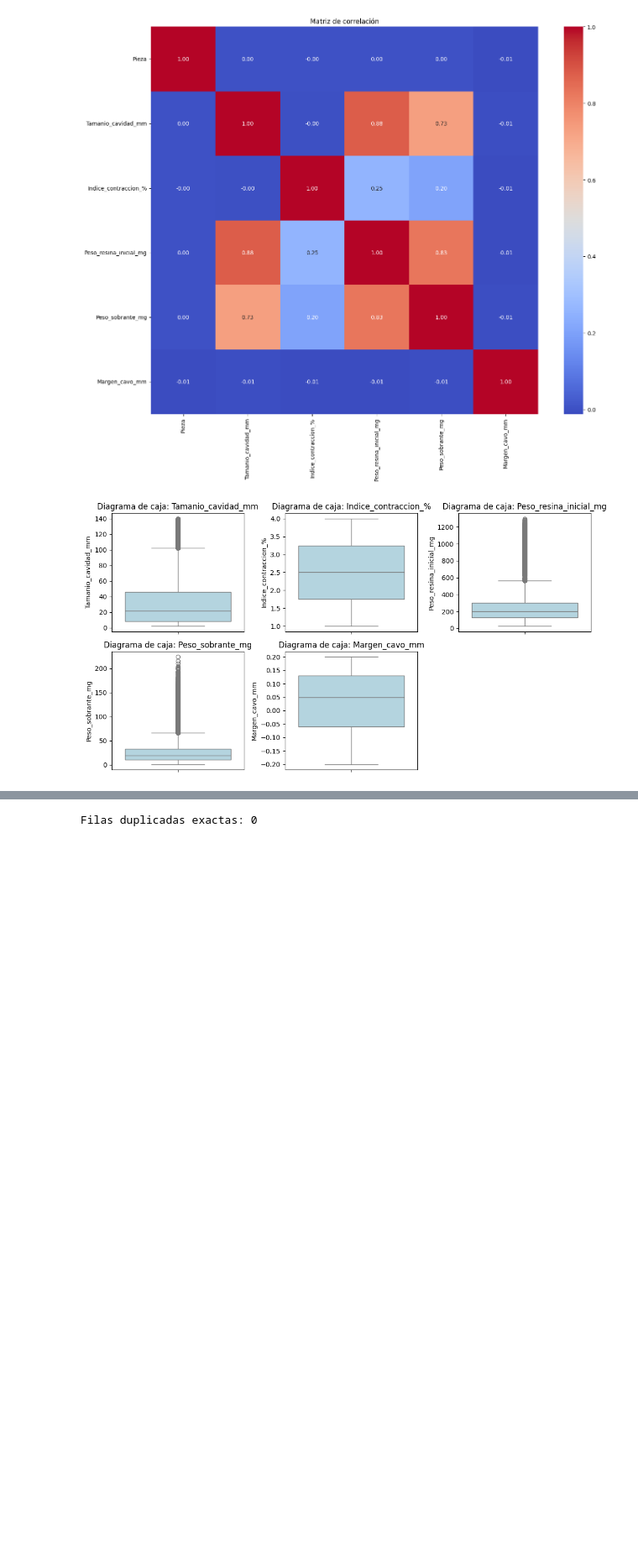
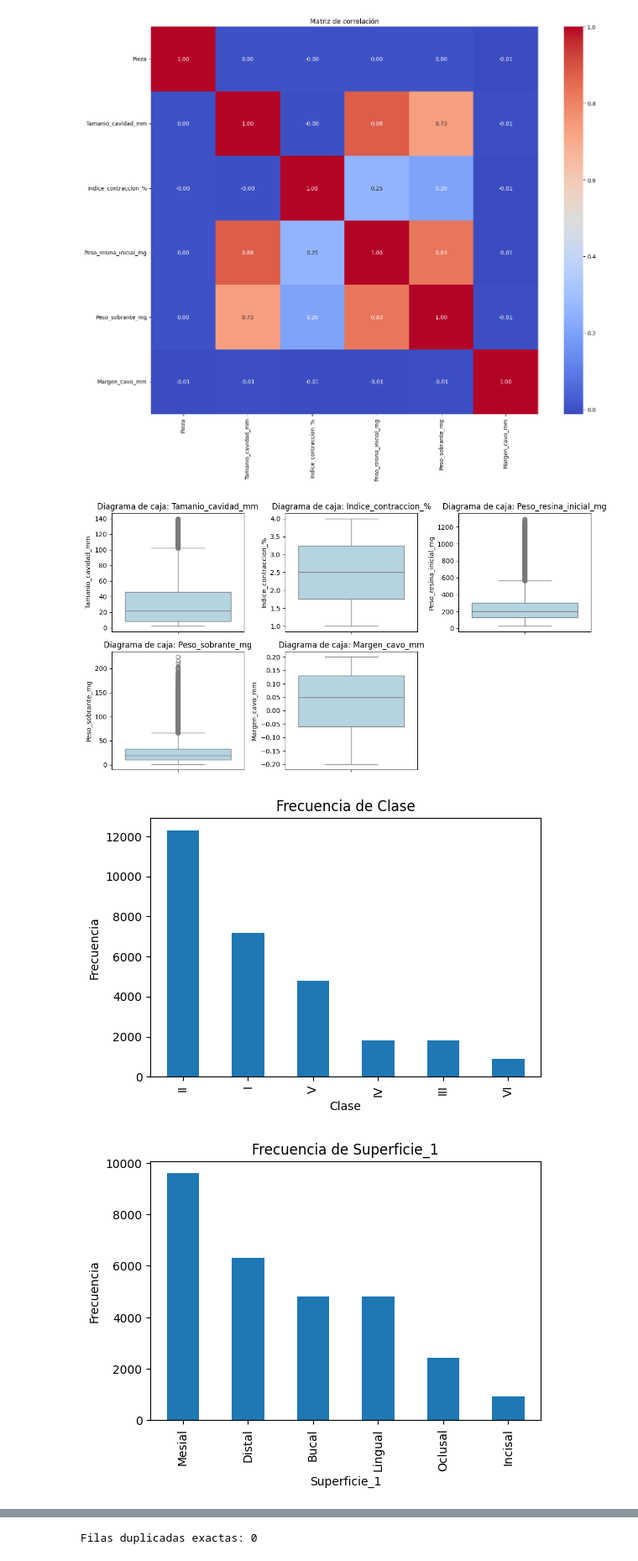
Before and after one commit to omaurtorsac/tgor, a Jupyter notebook: regresion-lineal/regresion-final.ipynb, the cells around one changed output, grey strips where cells are left out. Shown at 84% size. Saved outputs shown, nothing was run; the diff lists cells and outputs as text; code cells hidden in the pictures; blank space fills up the shorter version.

Commit message:
histogramas y frecuencias

```diff
--- a/regresion-lineal/regresion-final.ipynb
+++ b/regresion-lineal/regresion-final.ipynb
@@ -105,3 +105,11 @@ for i, col in enumerate(variables_numericas):
 plt.show()
 # %% [output]
 [figure]
+# %%
+# Frecuencia de todas las variables categóricas
+for col in df.select_dtypes(include=['object', 'category']).columns:
+    print(f"\nFrecuencia de {col}:")
+    display(df[col].value_counts())
+# %% [output]
+[figure, added]
+[figure, added]
```
Also changed, not shown: parts of 2 cells of this notebook.
